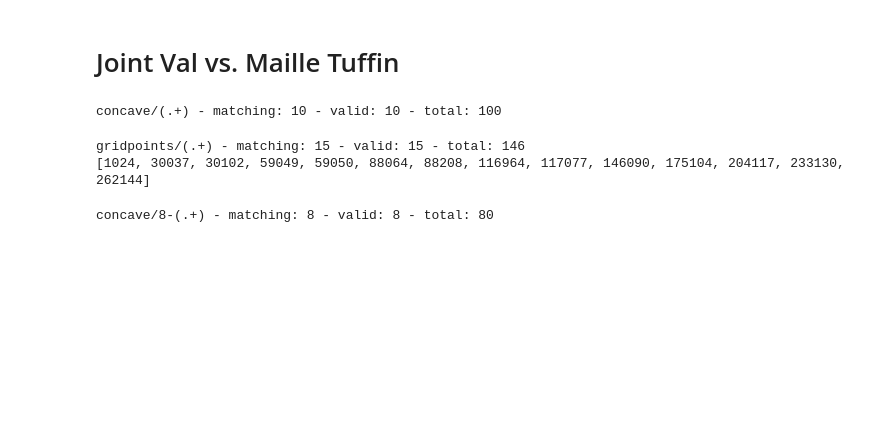
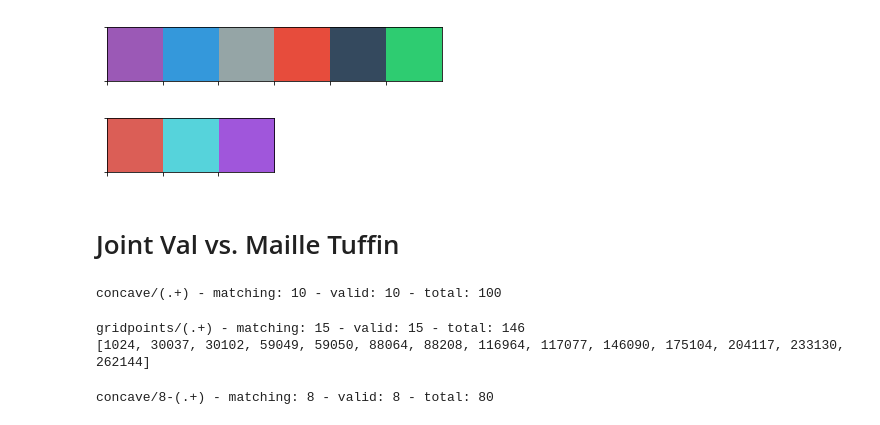
Before and after one commit to liran-funaro/jointfunc-vcg, a Jupyter notebook: notebooks/Analyze.ipynb, the cells around one changed output. Saved outputs shown, nothing was run; the diff lists cells and outputs as text; code cells hidden in the pictures; blank space fills up the shorter version.

```diff
--- a/notebooks/Analyze.ipynb
+++ b/notebooks/Analyze.ipynb
@@ -4,4 +4,38 @@
 from common import *
+# %%
+orig_methods = '1D Binary Search', 'Multi 2D Binary Search Tree', 'Category Tree' # 'K-D Tree',
+
+method_labels = 'Simultaneous $1$-d Binary Searches', 'Simultaneous Lueker\'s $2$-d Trees', 'Combination' #'Bentley\'s $k$-d Tree',
+multi_line_method_labels = 'Sim. $1$-d\nBin. Searches', 'Sim. Lueker\'s\n$2$-d Trees', 'Combination' #  'Bentley\'s\n$k$-d Tree',
+
+all_ds = data.all_datasets
+datasets_names = "Concave", "Increasing", "Mostly\nIncreasing"
+
+def find_paper_ds_names(input_names, array_to_reorder):
+    l_ind = [results.analyze.get_close_matches_indexes(l, input_names, cutoff=0.5)[0] for l in orig_methods]
+    h = [array_to_reorder[l] for l in l_ind]
+    return l_ind, handles
+
+def convert_resources_labels(lbls):
+    return ["R=%s" % l for l in lbls]
+
+n_resources = 6
+# resources_color_palette = sns.color_palette('hls', n_colors)
+resources_color_palette = sns.color_palette(["#9b59b6", "#3498db", "#95a5a6", "#e74c3c", "#34495e", "#2ecc71"])
+sns.palplot(resources_color_palette)
+resources_markers = ["v", 'P', 's', 'd', 'o', '^']
+
+n_methods = 3
+# methods_colors_palette = sns.color_palette('hls', n_methods)
+methods_colors_palette = sns.color_palette([(0.86, 0.3712, 0.33999999999999997),
+#                                  '#07134f',
+                                 (0.33999999999999997, 0.8287999999999999, 0.86),
+                                 (0.6311999999999998, 0.33999999999999997, 0.86)])
+sns.palplot(methods_colors_palette)
+init_plot(font_size=16, paper=True)
+# %% [output]
+[figure, added]
+[figure, added]
 # %% [markdown]
 # Joint Val vs. Maille Tuffin
 # %%
```
Also changed, not shown: parts of 9 cells of this notebook, 5 other files.
